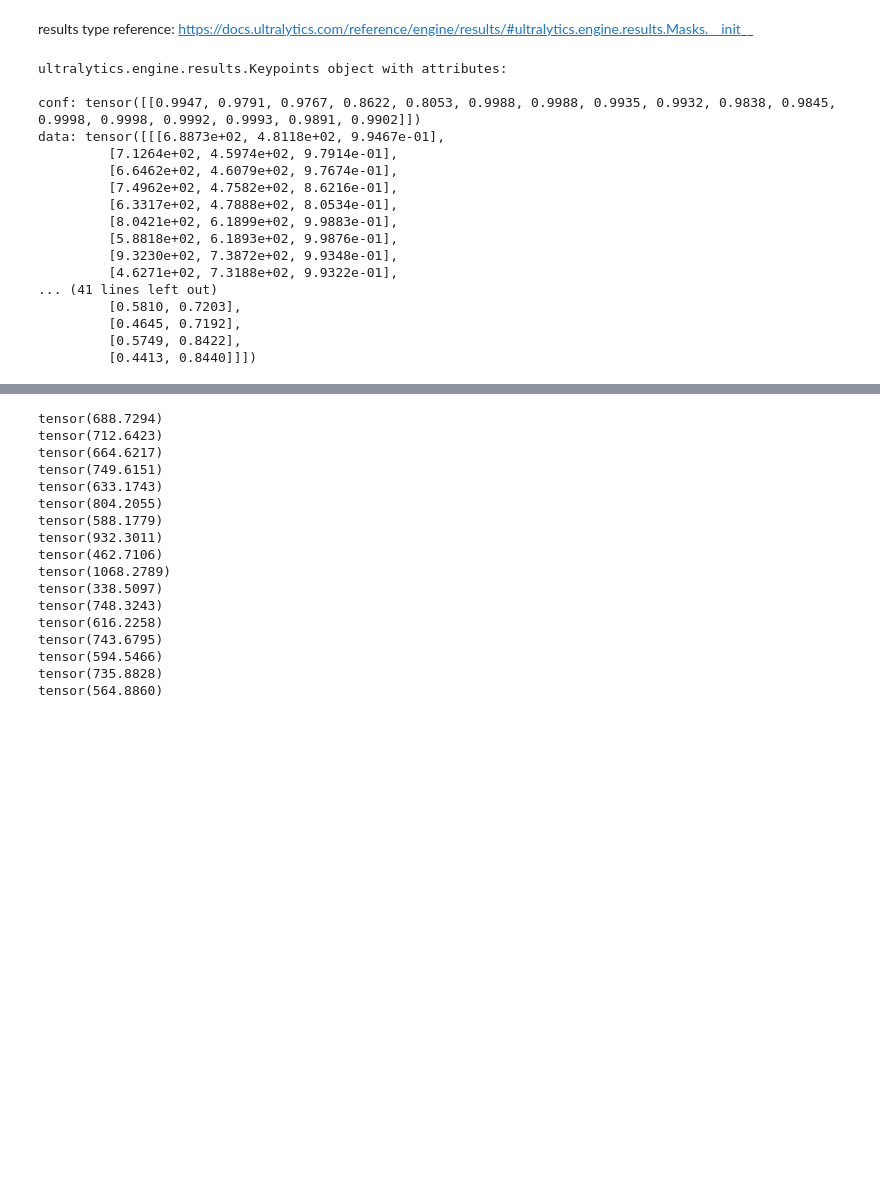
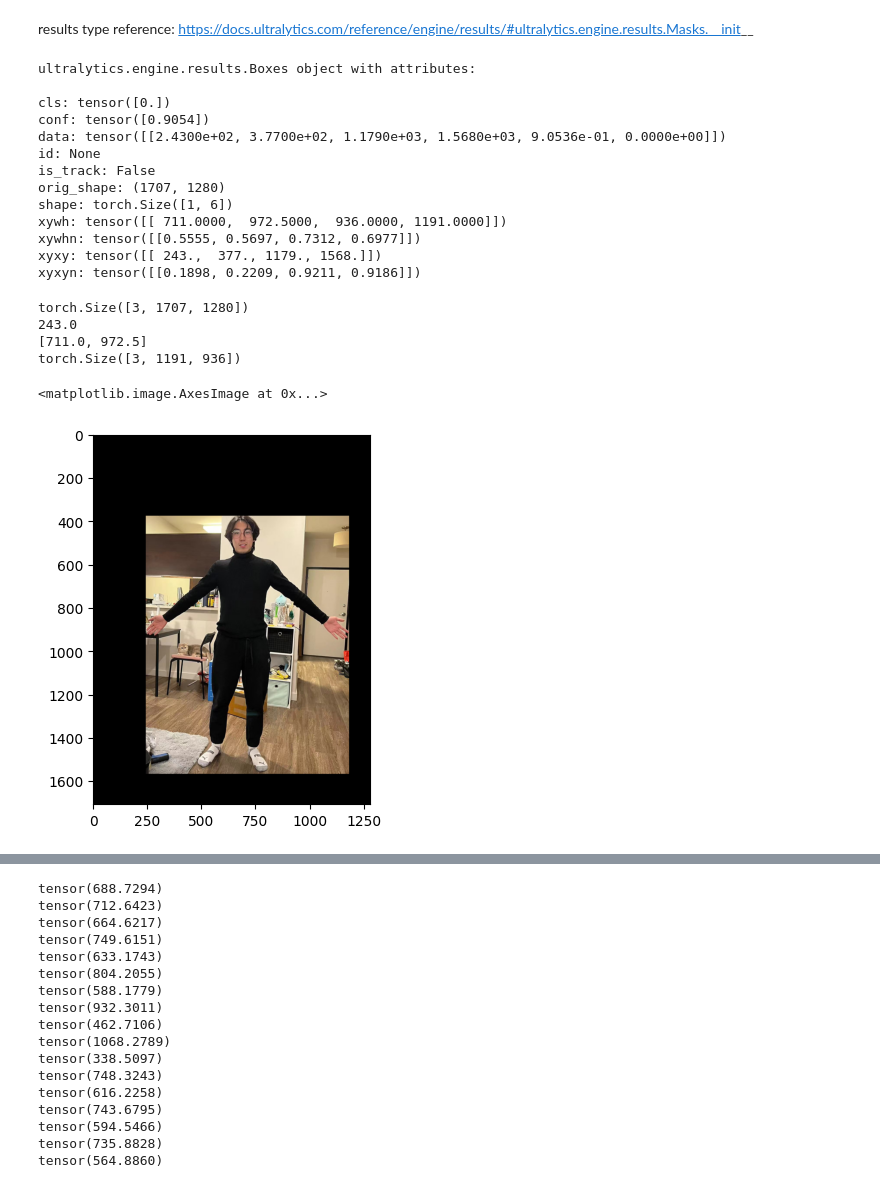
Before and after one commit to MultyXu/EECS_442_HOI, a Jupyter notebook: yolo_pose_example.ipynb, the cells around one changed output, grey strips where cells are left out. Saved outputs shown, nothing was run; the diff lists cells and outputs as text; code cells hidden in the pictures; blank space fills up the shorter version.

Commit message:
image croped ready for feature extration

```diff
--- a/yolo_pose_example.ipynb
+++ b/yolo_pose_example.ipynb
@@ -58,25 +63,44 @@ for result in results:
     masks = result.masks  # Masks object for segmentation masks outputs
     keypoints = result.keypoints  # Keypoints object for pose outputs
     probs = result.probs  # Probs object for classification outputs
-    print(keypoints)
+    print(boxes)
 # %% [output]
-ultralytics.engine.results.Keypoints object with attributes:
+ultralytics.engine.results.Boxes object with attributes:
 
-conf: tensor([[0.9947, 0.9791, 0.9767, 0.8622, 0.8053, 0.9988, 0.9988, 0.9935, 0.9932, 0.9838, 0.9845, 0.9998, 0.9998, 0.9992, 0.9993, 0.9891, 0.9902]])
-data: tensor([[[6.8873e+02, 4.8118e+02, 9.9467e-01],
-         [7.1264e+02, 4.5974e+02, 9.7914e-01],
-         [6.6462e+02, 4.6079e+02, 9.7674e-01],
-         [7.4962e+02, 4.7582e+02, 8.6216e-01],
-         [6.3317e+02, 4.7888e+02, 8.0534e-01],
-         [8.0421e+02, 6.1899e+02, 9.9883e-01],
-         [5.8818e+02, 6.1893e+02, 9.9876e-01],
-         [9.3230e+02, 7.3872e+02, 9.9348e-01],
-         [4.6271e+02, 7.3188e+02, 9.9322e-01],
-... (41 lines left out)
-         [0.5810, 0.7203],
-         [0.4645, 0.7192],
-         [0.5749, 0.8422],
-         [0.4413, 0.8440]]])
+cls: tensor([0.])
+conf: tensor([0.9054])
+data: tensor([[2.4300e+02, 3.7700e+02, 1.1790e+03, 1.5680e+03, 9.0536e-01, 0.0000e+00]])
+id: None
+is_track: False
+orig_shape: (1707, 1280)
+shape: torch.Size([1, 6])
+xywh: tensor([[ 711.0000,  972.5000,  936.0000, 1191.0000]])
+xywhn: tensor([[0.5555, 0.5697, 0.7312, 0.6977]])
+xyxy: tensor([[ 243.,  377., 1179., 1568.]])
+xyxyn: tensor([[0.1898, 0.2209, 0.9211, 0.9186]])
+# %%
+# corping image
+origin_img = read_image('example_images/me.jpg')
+print(origin_img.shape)
+xy = boxes.xyxy[0]
+print(xy[0].item())
+
+human_center = [(xy[0].item() + xy[2].item())/2, (xy[1].item() + xy[3].item())/2]
+print(human_center)
+
+selected = origin_img[:, int(xy[1].item()) : int(xy[3].item()), int(xy[0].item()) : int(xy[2].item())]
+canvas = torch.zeros_like(origin_img)
+canvas[:, int(xy[1].item()) : int(xy[3].item()), int(xy[0].item()) : int(xy[2].item())] = selected
+print(selected.shape)
+np_canvas = canvas.permute((1,2,0)).cpu().detach().numpy()
+plt.imshow(np_canvas)
+# %% [output]
+torch.Size([3, 1707, 1280])
+243.0
+[711.0, 972.5]
+torch.Size([3, 1191, 936])
+<matplotlib.image.AxesImage at 0x...>
+[figure, added]
 # %%
 from PIL import Image
 # Show the results
```
Also changed, not shown: parts of 5 cells of this notebook, 3 other files.
